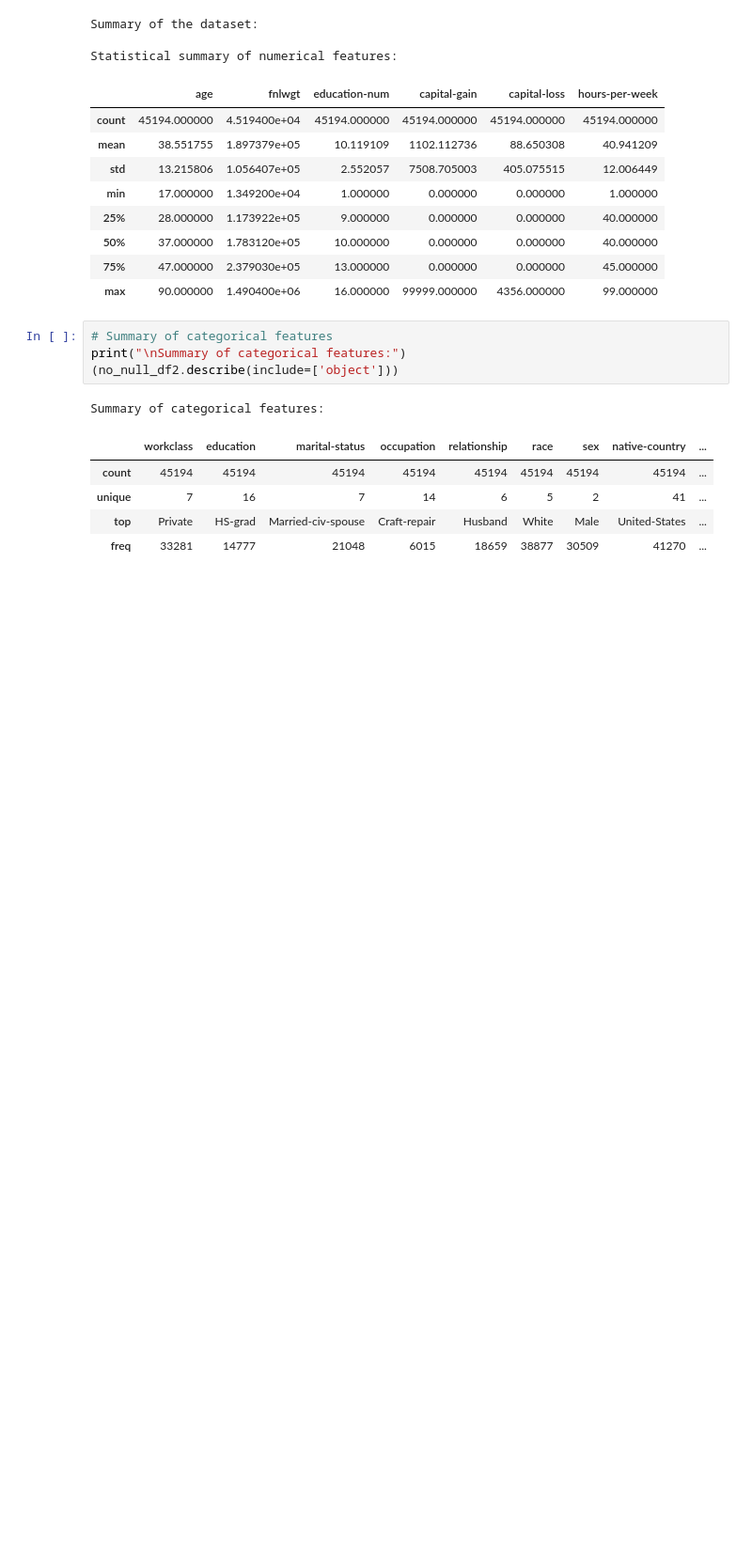
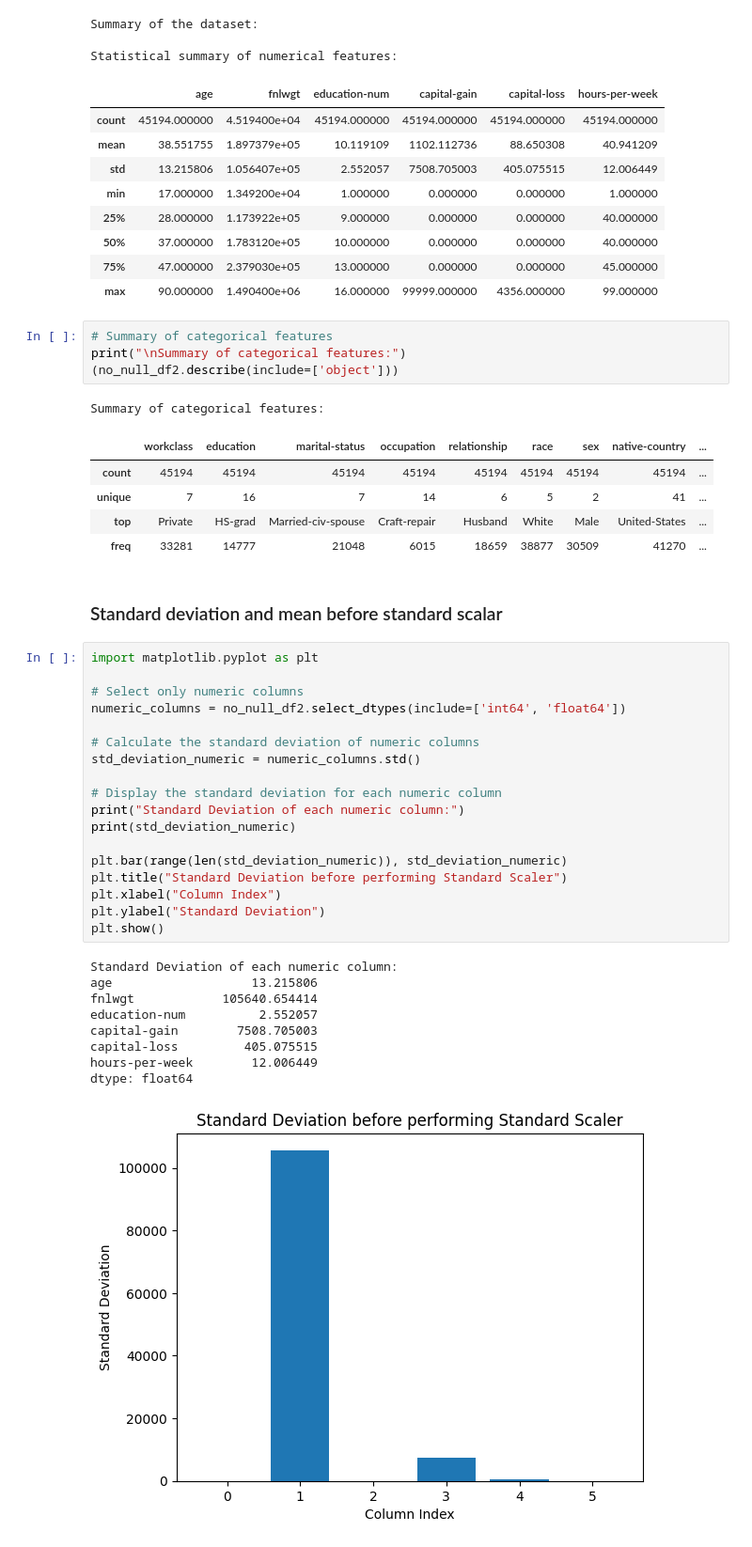
Before and after one commit to nikoyasam/MachineLearningCW, a Jupyter notebook: machine learninng/random forest.ipynb, the cells around one changed output. Shown at 94% size. Cells and saved outputs as stored; diff of their text form; blank space fills up the shorter version.

```diff
--- a/machine learninng/random forest.ipynb
+++ b/machine learninng/random forest.ipynb
@@ -141,3 +141,33 @@ Summary of categorical features:
 | unique | 7 | 16 | 7 | 14 | 6 | 5 | 2 | 41 | ... |
 | top | Private | HS-grad | Married-civ-spouse | Craft-repair | Husband | White | Male | United-States | ... |
 | freq | 33281 | 14777 | 21048 | 6015 | 18659 | 38877 | 30509 | 41270 | ... |
+# %% [markdown]
+### Standard deviation and mean before standard scalar
+# %%
+import matplotlib.pyplot as plt
+
+# Select only numeric columns
+numeric_columns = no_null_df2.select_dtypes(include=['int64', 'float64'])
+
+# Calculate the standard deviation of numeric columns
+std_deviation_numeric = numeric_columns.std()
+
+# Display the standard deviation for each numeric column
+print("Standard Deviation of each numeric column:")
+print(std_deviation_numeric)
+
+plt.bar(range(len(std_deviation_numeric)), std_deviation_numeric)
+plt.title("Standard Deviation before performing Standard Scaler")
+plt.xlabel("Column Index")
+plt.ylabel("Standard Deviation")
+plt.show()
+# %% [output]
+Standard Deviation of each numeric column:
+age                   13.215806
+fnlwgt            105640.654414
+education-num          2.552057
+capital-gain        7508.705003
+capital-loss         405.075515
+hours-per-week        12.006449
+dtype: float64
+[figure, added]
```
Also changed, not shown: parts of 8 cells of this notebook.
